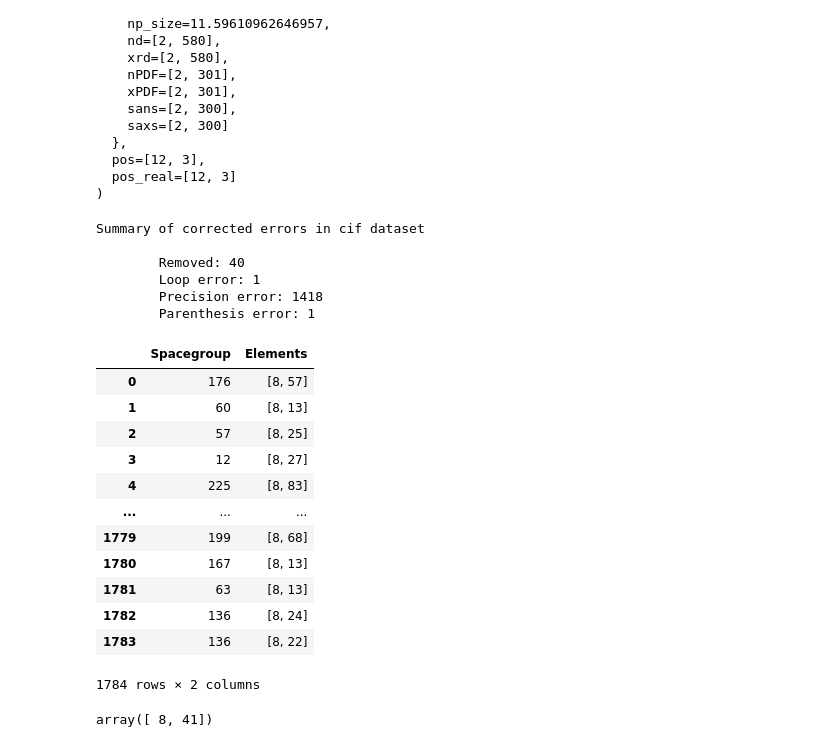
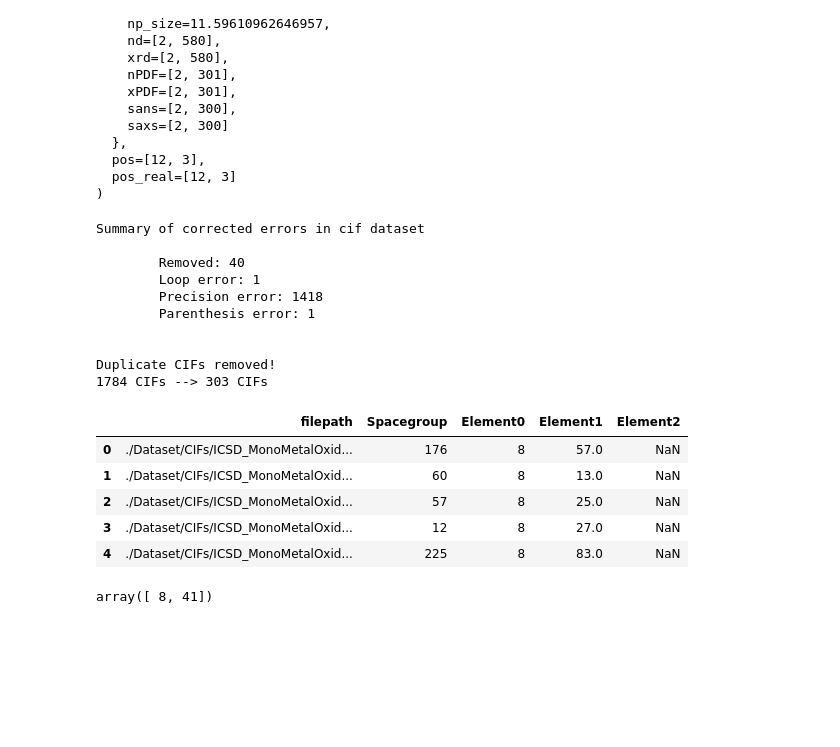
Before and after one commit to UlrikFriisJensen/CHILI, a Jupyter notebook: functionTesting.ipynb, the cells around one changed output. Cells and saved outputs as stored; diff of their text form; code cells hidden in the pictures; blank space fills up the shorter version.

Commit message:
Implemented simple duplicate removal

```diff
--- a/functionTesting.ipynb
+++ b/functionTesting.ipynb
@@ -46,7 +46,7 @@ Data(
 import Code.cifCleaning as cc
 import pandas as pd
 
-df = cc.cif_cleaning_pipeline('./Dataset/CIFs/ICSD_MonoMetalOxides/', remove_duplicates=False)
+df = cc.cif_cleaning_pipeline('./Dataset/CIFs/ICSD_MonoMetalOxides/', remove_duplicates=True)
 # %% [output]
 Summary of corrected errors in cif dataset
 
@@ -54,22 +54,19 @@ Summary of corrected errors in cif dataset
         Loop error: 1
         Precision error: 1418
         Parenthesis error: 1
+
+
+Duplicate CIFs removed!
+1784 CIFs --> 303 CIFs
 # %%
-df
+df.head()
 # %% [output]
-|  | Spacegroup | Elements |
-| 0 | 176 | [8, 57] |
-| 1 | 60 | [8, 13] |
-| 2 | 57 | [8, 25] |
-| 3 | 12 | [8, 27] |
-| 4 | 225 | [8, 83] |
-| ... | ... | ... |
-| 1779 | 199 | [8, 68] |
-| 1780 | 167 | [8, 13] |
-| 1781 | 63 | [8, 13] |
-| 1782 | 136 | [8, 24] |
-| 1783 | 136 | [8, 22] |
+|  | filepath | Spacegroup | Element0 | Element1 | Element2 |
+| 0 | ./Dataset/CIFs/ICSD_MonoMetalOxid... | 176 | 8 | 57.0 | NaN |
+| 1 | ./Dataset/CIFs/ICSD_MonoMetalOxid... | 60 | 8 | 13.0 | NaN |
+| 2 | ./Dataset/CIFs/ICSD_MonoMetalOxid... | 57 | 8 | 25.0 | NaN |
+| 3 | ./Dataset/CIFs/ICSD_MonoMetalOxid... | 12 | 8 | 27.0 | NaN |
+| 4 | ./Dataset/CIFs/ICSD_MonoMetalOxid... | 225 | 8 | 83.0 | NaN |
-1784 rows × 2 columns
 # %%
 from ase.io import read
 import numpy as np
```
Also changed, not shown: 1 other file.
